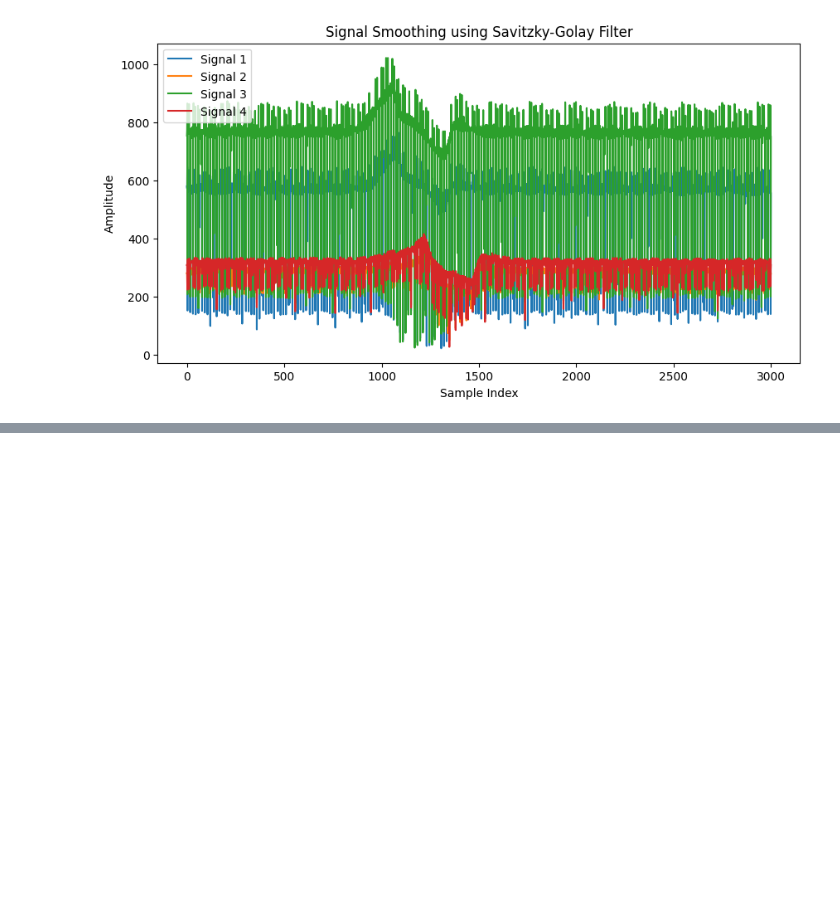
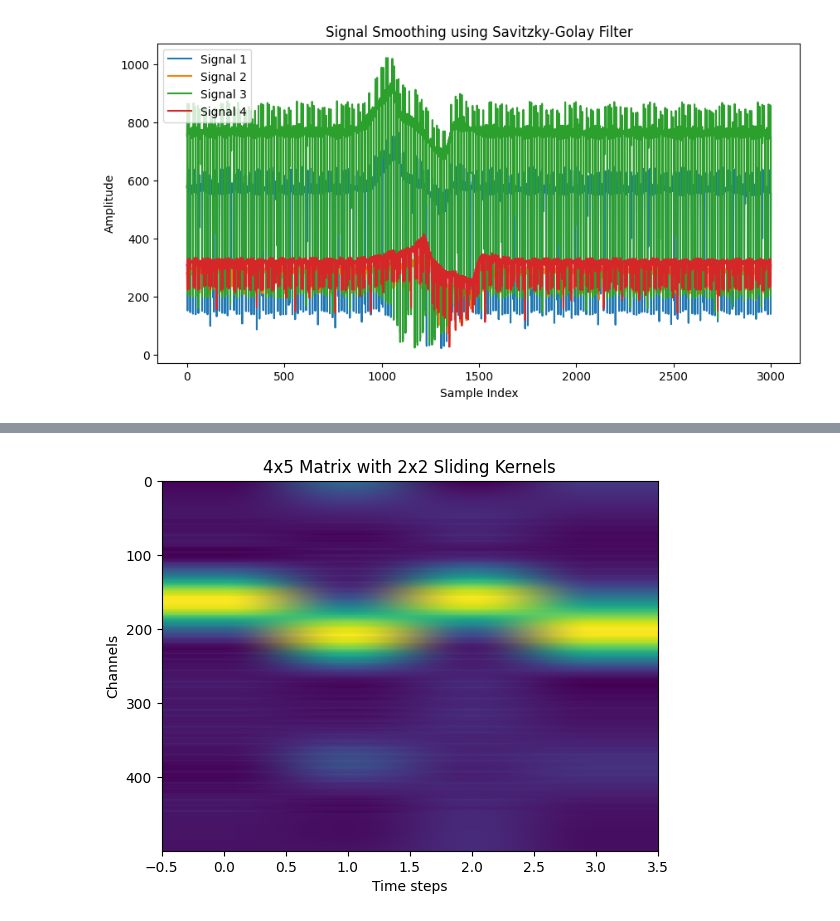
Before and after one commit to einstein8612/vlc-project, a Jupyter notebook: test.ipynb, the cells around one changed output, grey strips where cells are left out. Drawn from its saved outputs; the diff is of its cells as text; code cells hidden in the pictures; blank space fills up the shorter version.

```diff
--- a/test.ipynb
+++ b/test.ipynb
@@ -23,0 +36,31 @@ plt.show()
+# %%
+
+import matplotlib.patches as patches
+
+one_frame = data[140:145]
+
+plt.imshow(data, aspect='auto', cmap='viridis', origin='upper')
+
+# Draw 2x2 kernels (stride 1, no padding)
+kernel_size = (2, 2)
+rows, cols = data.shape
+
+for i in range(rows - kernel_size[0] + 1):
+    for j in range(cols - kernel_size[1] + 1):
+        # rect = patches.Rectangle(
+        #     (j-0.5, i-0.5),   # bottom-left corner (shift by 0.5 to align with imshow grid)
+        #     kernel_size[1],    # width
+        #     kernel_size[0],    # height
+        #     linewidth=2,
+        #     edgecolor='red',
+        #     facecolor='none'
+        # )
+        # plt.gca().add_patch(rect)
+        pass
+
+plt.title("4x5 Matrix with 2x2 Sliding Kernels")
+plt.xlabel("Time steps")
+plt.ylabel("Channels")
+plt.show()
+# %% [output]
+[figure, added]
```
Also changed, not shown: parts of 2 cells of this notebook, 12 other files.
